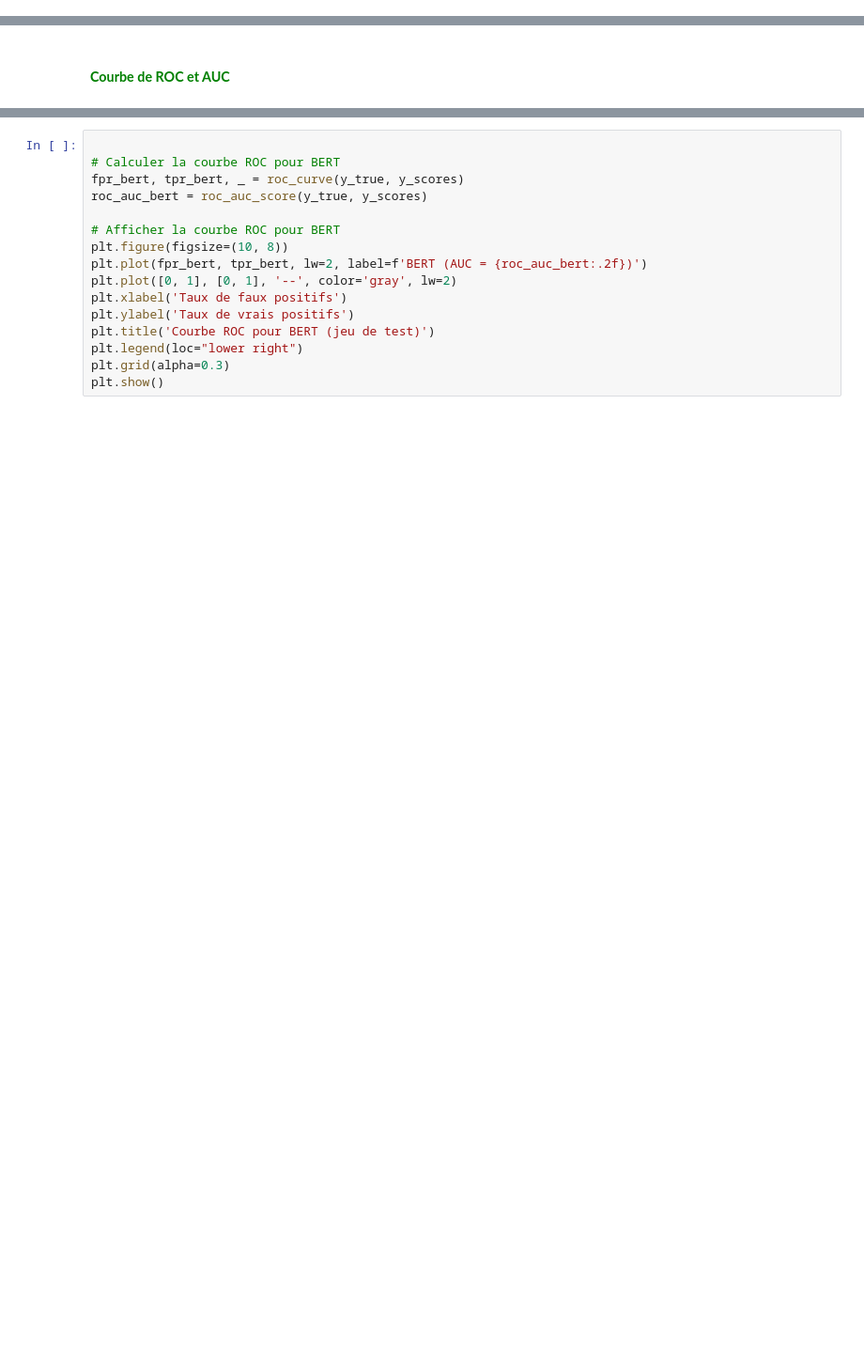
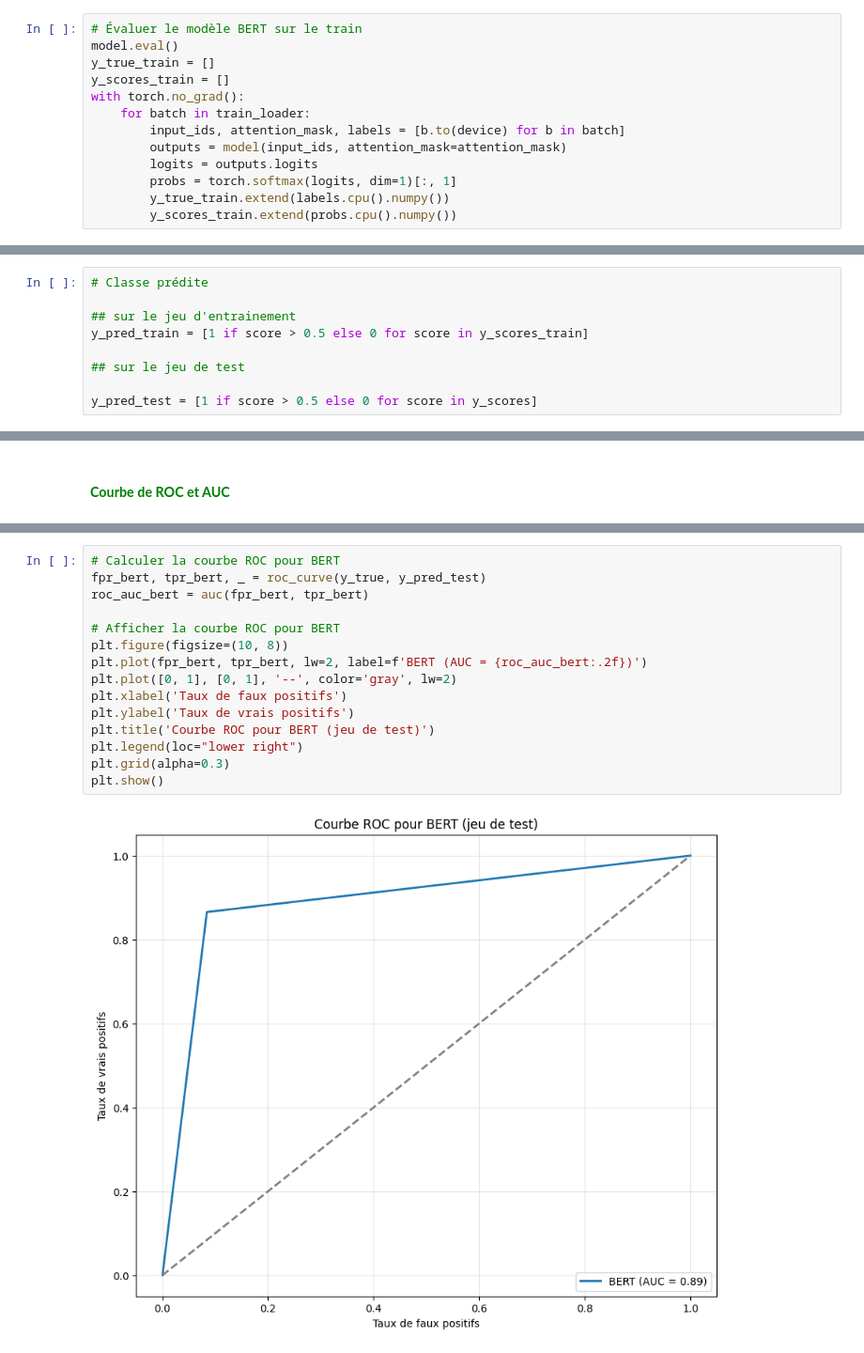
Before and after one commit to Marimar4/NLP-Mini-Project, a Jupyter notebook: sentimentAnalysis.ipynb, the cells around one changed output, grey strips where cells are left out. Shown at 94% size. Saved outputs shown, nothing was run; the diff lists cells and outputs as text; blank space fills up the shorter version.

```diff
--- a/sentimentAnalysis.ipynb
+++ b/sentimentAnalysis.ipynb
@@ -976,3 +1257,16 @@ for epoch in range(num_epochs):
 # %% [markdown]
 ### <span style="color:green; font-size:0.8em; font-weight:bold;"> Evaluation des performances du modèle BERT</span>
+# %%
+# Évaluer le modèle BERT sur le train
+model.eval()
+y_true_train = []
+y_scores_train = []
+with torch.no_grad():
+    for batch in train_loader:
+        input_ids, attention_mask, labels = [b.to(device) for b in batch]
+        outputs = model(input_ids, attention_mask=attention_mask)
+        logits = outputs.logits
+        probs = torch.softmax(logits, dim=1)[:, 1]
+        y_true_train.extend(labels.cpu().numpy())
+        y_scores_train.extend(probs.cpu().numpy())
 # %%
@@ -988,3 +1282,12 @@ with torch.no_grad():
         probs = torch.softmax(logits, dim=1)[:, 1]
         y_true.extend(labels.cpu().numpy())
         y_scores.extend(probs.cpu().numpy())
+# %%
+# Classe prédite
+
+## sur le jeu d'entrainement
+y_pred_train = [1 if score > 0.5 else 0 for score in y_scores_train]
+
+## sur le jeu de test
+
+y_pred_test = [1 if score > 0.5 else 0 for score in y_scores]
@@ -993,16 +1386,17 @@ with torch.no_grad():
 # %%
-
 # Calculer la courbe ROC pour BERT
-fpr_bert, tpr_bert, _ = roc_curve(y_true, y_scores)
-roc_auc_bert = roc_auc_score(y_true, y_scores)
+fpr_bert, tpr_bert, _ = roc_curve(y_true, y_pred_test)
+roc_auc_bert = auc(fpr_bert, tpr_bert)
 
 # Afficher la courbe ROC pour BERT
 plt.figure(figsize=(10, 8))
 plt.plot(fpr_bert, tpr_bert, lw=2, label=f'BERT (AUC = {roc_auc_bert:.2f})')
 plt.plot([0, 1], [0, 1], '--', color='gray', lw=2)
 plt.xlabel('Taux de faux positifs')
 plt.ylabel('Taux de vrais positifs')
 plt.title('Courbe ROC pour BERT (jeu de test)')
 plt.legend(loc="lower right")
 plt.grid(alpha=0.3)
 plt.show()
+# %% [output]
+[figure, added]
```
Also changed, not shown: parts of 42 cells of this notebook, 6 other files.
